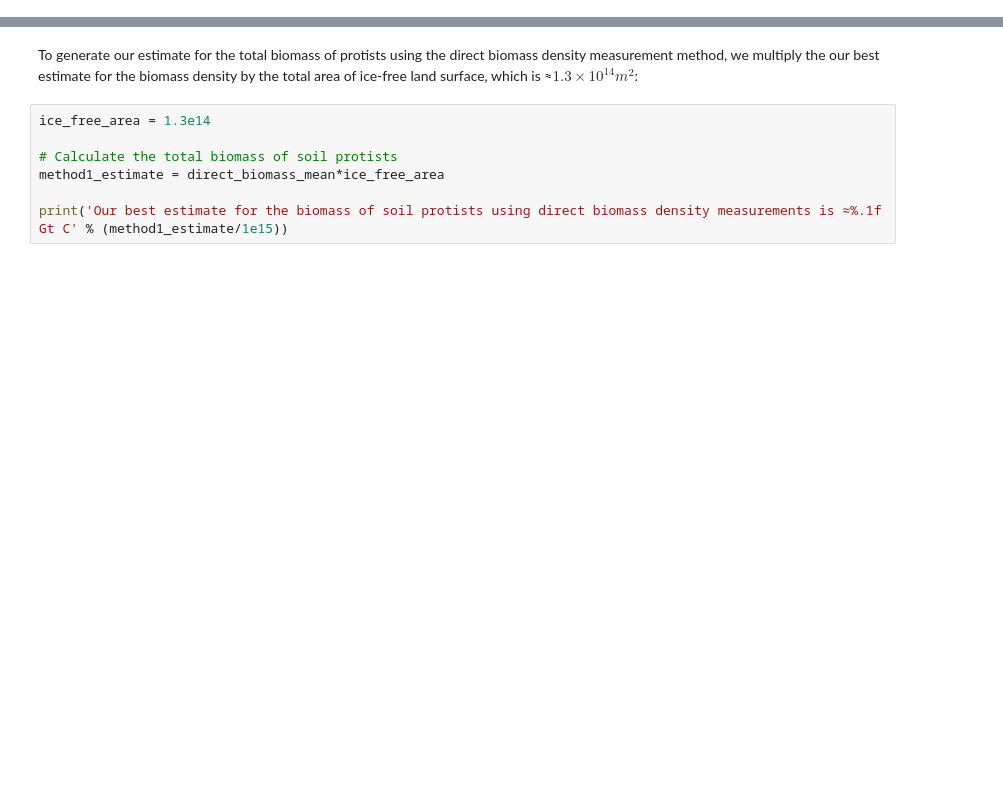
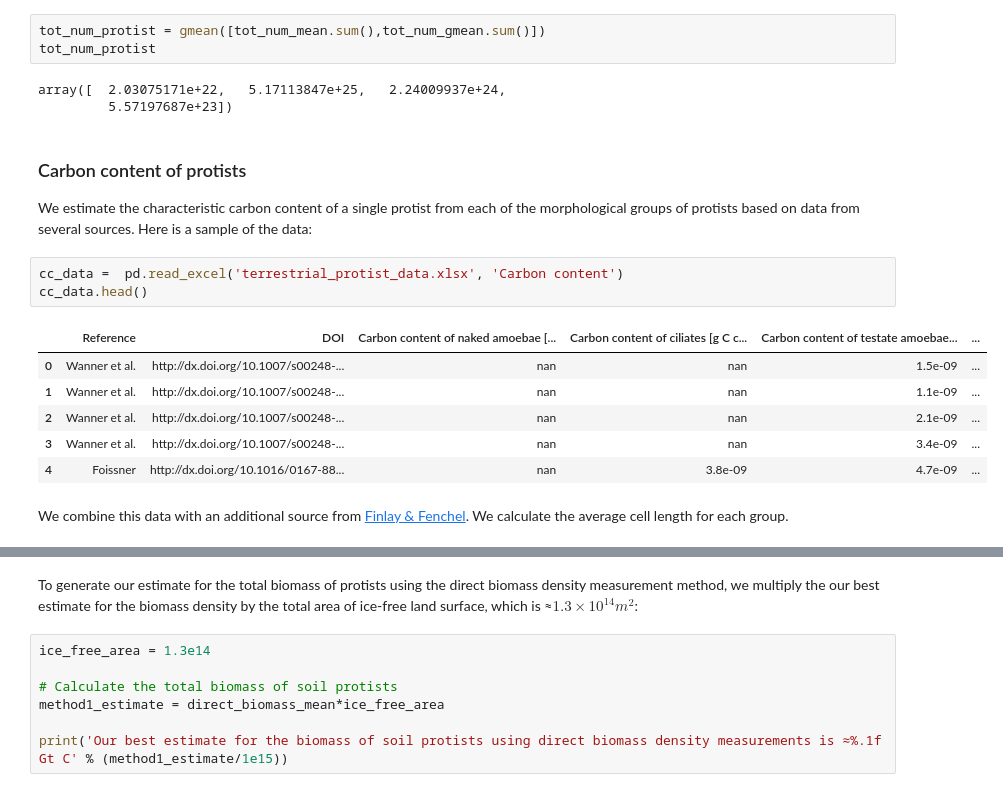
Before and after one commit to yinonbaron/biomass_distribution, a Jupyter notebook: protists/terrestrial_protists/terrestrial_protists.ipynb, the cells around one changed output, grey strips where cells are left out. Drawn from its saved outputs; the diff is of its cells as text; blank space fills up the shorter version.

```diff
--- a/protists/terrestrial_protists/terrestrial_protists.ipynb
+++ b/protists/terrestrial_protists/terrestrial_protists.ipynb
@@ -34,0 +142,21 @@ To generate our best estimate based on this method, we first calculate the geome
+# %%
+tot_num_protist = gmean([tot_num_mean.sum(),tot_num_gmean.sum()])
+tot_num_protist
+# %% [output]
+array([  2.03075171e+22,   5.17113847e+25,   2.24009937e+24,
+         5.57197687e+23])
+# %% [markdown]
+### Carbon content of protists
+We estimate the characteristic carbon content of a single protist from each of the morphological groups of protists  based on data from several sources. Here is a sample of the data:
+# %%
+cc_data =  pd.read_excel('terrestrial_protist_data.xlsx', 'Carbon content')
+cc_data.head()
+# %% [output]
+|  | Reference | DOI | Carbon content of naked amoebae [... | Carbon content of ciliates [g C c... | Carbon content of testate amoebae... | ... |
+| 0 | Wanner et al. | http://dx.doi.org/10.1007/s00248-... | nan | nan | 1.5e-09 | ... |
+| 1 | Wanner et al. | http://dx.doi.org/10.1007/s00248-... | nan | nan | 1.1e-09 | ... |
+| 2 | Wanner et al. | http://dx.doi.org/10.1007/s00248-... | nan | nan | 2.1e-09 | ... |
+| 3 | Wanner et al. | http://dx.doi.org/10.1007/s00248-... | nan | nan | 3.4e-09 | ... |
+| 4 | Foissner | http://dx.doi.org/10.1016/0167-88... | nan | 3.8e-09 | 4.7e-09 | ... |
+# %% [markdown]
+We combine this data with an additional source from [Finlay & Fenchel](http://dx.doi.org/10.1078/1434-4610-00060). We calculate the average cell length for each group.
```
Also changed, not shown: parts of 57 cells of this notebook, 4 other files.
